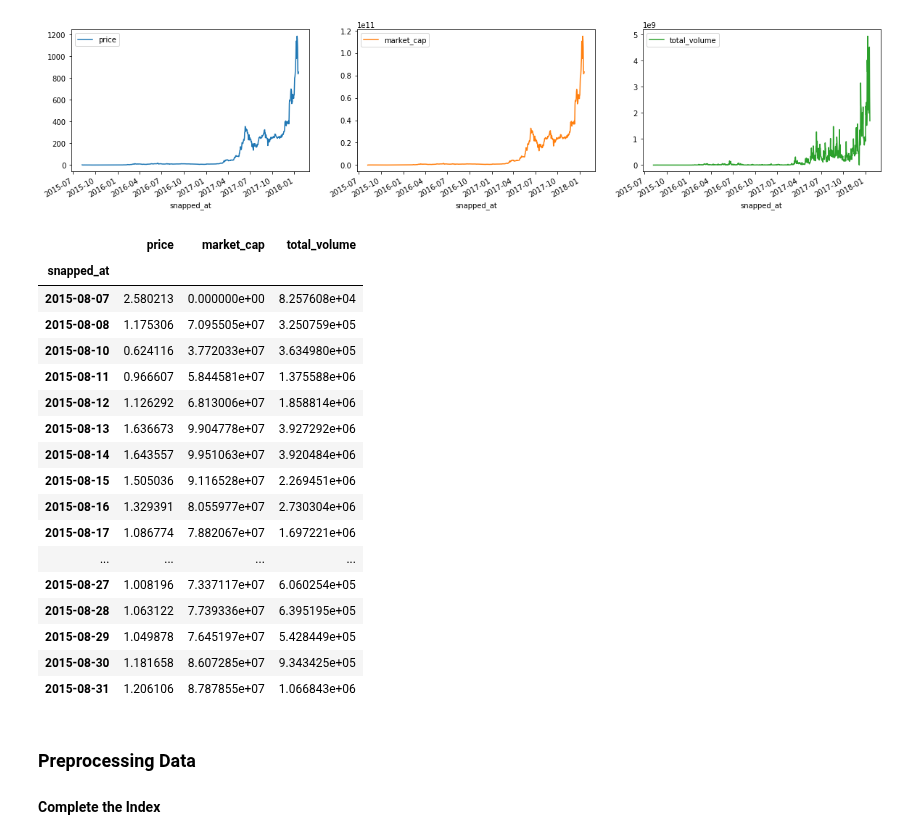
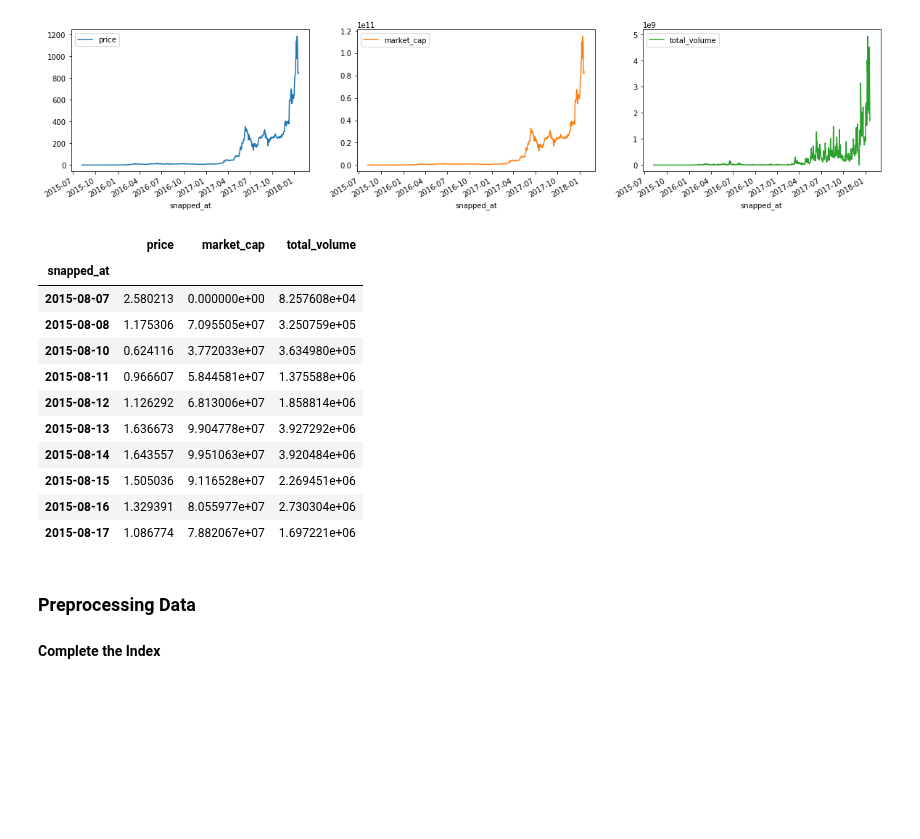
Before and after one commit to samuxiii/notebooks, a Jupyter notebook: stock/Ethereum Stock.ipynb, the cells around one changed output. Cells and saved outputs as stored; diff of their text form; code cells hidden in the pictures; blank space fills up the shorter version.

```diff
--- a/stock/Ethereum Stock.ipynb
+++ b/stock/Ethereum Stock.ipynb
@@ -61,27 +61,21 @@ features = ['price', 'market_cap', 'total_volume']
 data[features].plot(subplots=True, layout=(1,3), figsize=(20,4));
 # %% [output]
 [figure]
-# %%
-data.head(24)
-# %% [output]
-|  | price | market_cap | total_volume |
-| snapped_at |  |  |  |
-| 2015-08-07 | 2.580213 | 0.000000e+00 | 8.257608e+04 |
-| 2015-08-08 | 1.175306 | 7.095505e+07 | 3.250759e+05 |
-| 2015-08-10 | 0.624116 | 3.772033e+07 | 3.634980e+05 |
-| 2015-08-11 | 0.966607 | 5.844581e+07 | 1.375588e+06 |
-| 2015-08-12 | 1.126292 | 6.813006e+07 | 1.858814e+06 |
-| 2015-08-13 | 1.636673 | 9.904778e+07 | 3.927292e+06 |
-| 2015-08-14 | 1.643557 | 9.951063e+07 | 3.920484e+06 |
-| 2015-08-15 | 1.505036 | 9.116528e+07 | 2.269451e+06 |
-| 2015-08-16 | 1.329391 | 8.055977e+07 | 2.730304e+06 |
-| 2015-08-17 | 1.086774 | 7.882067e+07 | 1.697221e+06 |
-| ... | ... | ... | ... |
-| 2015-08-27 | 1.008196 | 7.337117e+07 | 6.060254e+05 |
-| 2015-08-28 | 1.063122 | 7.739336e+07 | 6.395195e+05 |
-| 2015-08-29 | 1.049878 | 7.645197e+07 | 5.428449e+05 |
-| 2015-08-30 | 1.181658 | 8.607285e+07 | 9.343425e+05 |
-| 2015-08-31 | 1.206106 | 8.787855e+07 | 1.066843e+06 |
+# %%
+data.iloc[0:10]
+# %% [output]
+|  | price | market_cap | total_volume |
+| snapped_at |  |  |  |
+| 2015-08-07 | 2.580213 | 0.000000e+00 | 8.257608e+04 |
+| 2015-08-08 | 1.175306 | 7.095505e+07 | 3.250759e+05 |
+| 2015-08-10 | 0.624116 | 3.772033e+07 | 3.634980e+05 |
+| 2015-08-11 | 0.966607 | 5.844581e+07 | 1.375588e+06 |
+| 2015-08-12 | 1.126292 | 6.813006e+07 | 1.858814e+06 |
+| 2015-08-13 | 1.636673 | 9.904778e+07 | 3.927292e+06 |
+| 2015-08-14 | 1.643557 | 9.951063e+07 | 3.920484e+06 |
+| 2015-08-15 | 1.505036 | 9.116528e+07 | 2.269451e+06 |
+| 2015-08-16 | 1.329391 | 8.055977e+07 | 2.730304e+06 |
+| 2015-08-17 | 1.086774 | 7.882067e+07 | 1.697221e+06 |
 # %% [markdown]
 ### Preprocessing Data
 
```
Also changed, not shown: parts of 6 cells of this notebook.
